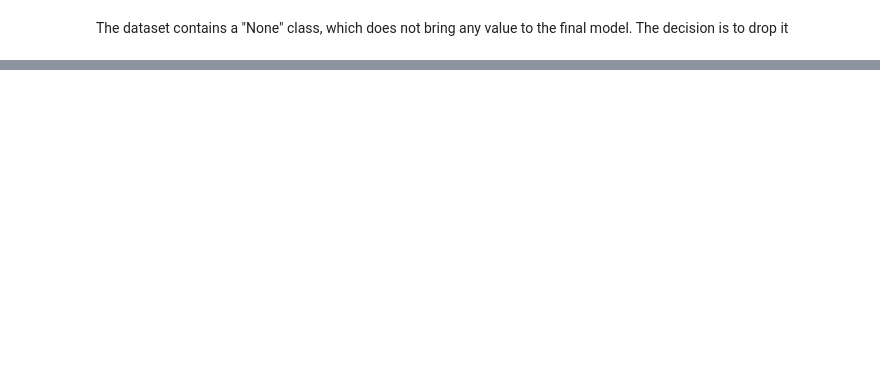
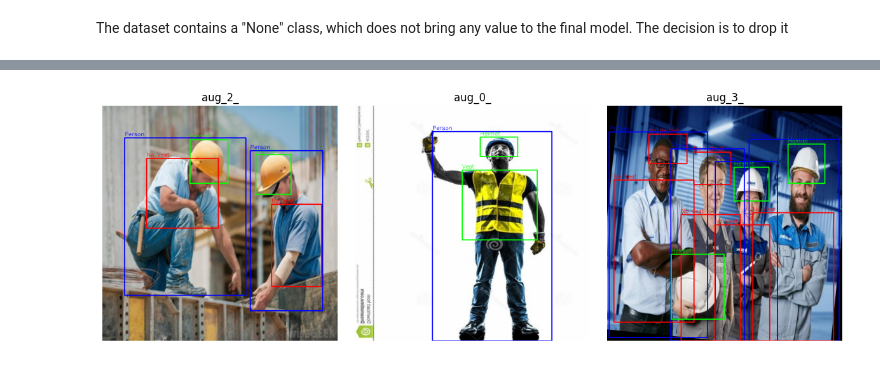
Before and after one commit to Milltrader/NeuralNetworkProjects, a Jupyter notebook: PPE_Detection/Modelling.ipynb, the cells around one changed output, grey strips where cells are left out. Saved outputs shown, nothing was run; the diff lists cells and outputs as text; code cells hidden in the pictures; blank space fills up the shorter version.

```diff
--- a/PPE_Detection/Modelling.ipynb
+++ b/PPE_Detection/Modelling.ipynb
@@ -133,0 +258,4 @@ visualize_batch_on_grid(split='train', num_images=10)
+# %%
+visualize_batch_on_grid(split='augmented_train', num_images=3)
+# %% [output]
+[figure, added]
```
Also changed, not shown: parts of 14 cells of this notebook.
